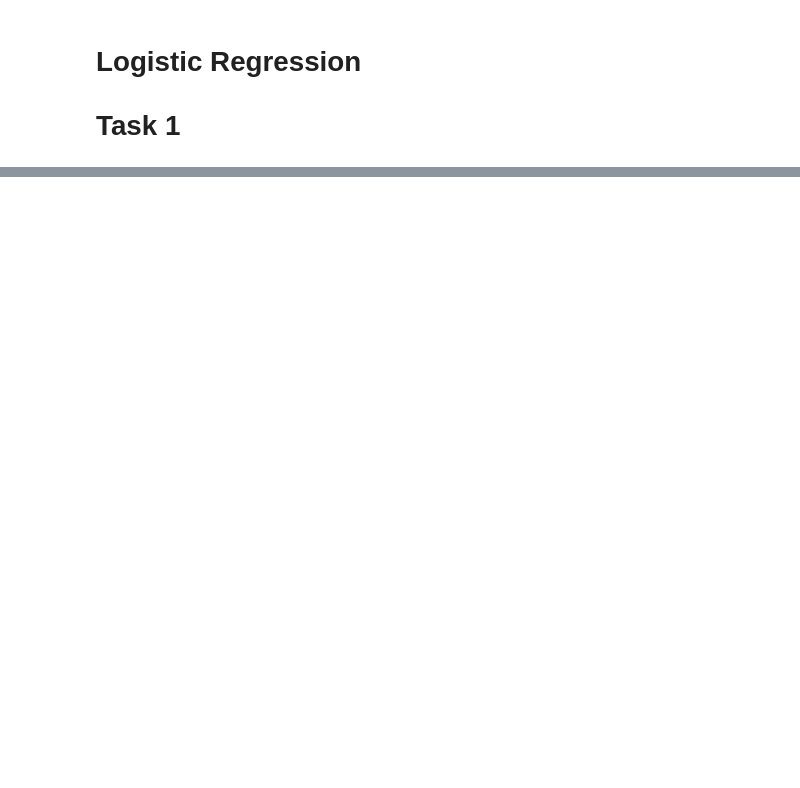
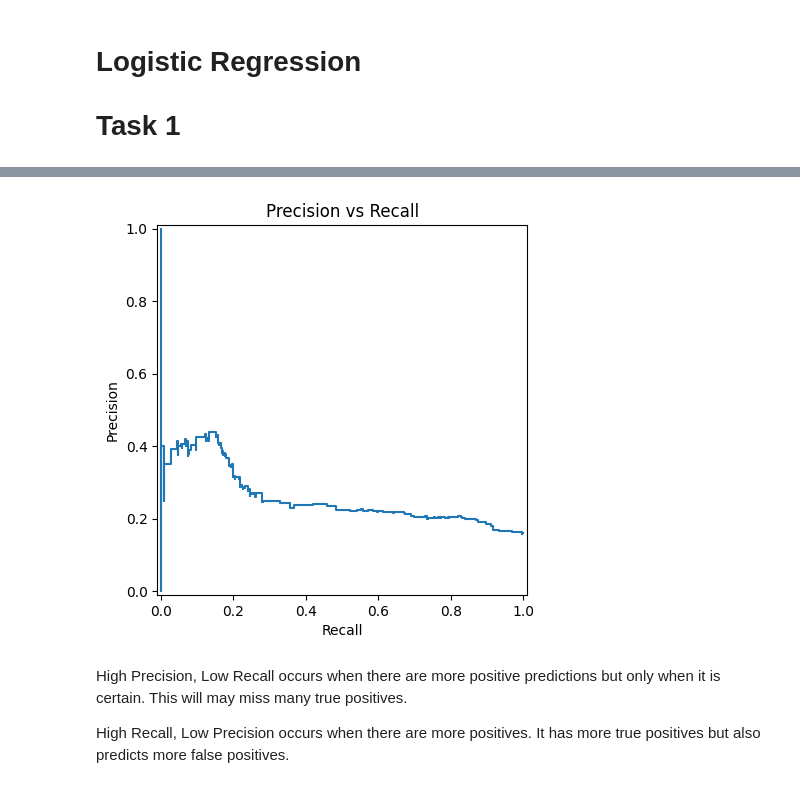
Before and after one commit to FlexTaco/cs370, a Jupyter notebook: assignments/assignment-1b/assignment1b.ipynb, the cells around one changed output, grey strips where cells are left out. Drawn from its saved outputs; the diff is of its cells as text; code cells hidden in the pictures; blank space fills up the shorter version.

```diff
--- a/assignments/assignment-1b/assignment1b.ipynb
+++ b/assignments/assignment-1b/assignment1b.ipynb
@@ -94,0 +146,74 @@ print(bias.detach().numpy())
+# %%
+from sklearn.metrics import precision_recall_curve, PrecisionRecallDisplay
+import matplotlib.pyplot as plt
+
+#sigmoid equation
+def sigmoid(z):
+    return 1 / (1 + np.exp(-z))
+
+#Loss equation
+def binary_cross_entropy(y_true, y_pred):
+    return -np.mean(y_true * np.log(y_pred + 1e-15) + (1 - y_true) * np.log(1 - y_pred + 1e-15))
+
+class LogisticRegressionSGD:
+    def __init__(self, learning_rate=0.01, epochs=1000, batch_size=64):
+        self.learning_rate = learning_rate
+        self.epochs = epochs
+        self.batch_size = batch_size
+
+    def initialize_weights(self, n_features):
+        self.weights = np.zeros(n_features)
+        self.bias = 0
+
+    def fit(self, X, y):
+        n_samples, n_features = X.shape
+        self.initialize_weights(n_features)
+
+        #SGD
+        for epoch in range(self.epochs):
+            #use mini batch instead of whole to speed up algo
+            for i in range(0, n_samples, self.batch_size):
+
+                X_batch = X[i:i + self.batch_size]
+                y_batch = y[i:i + self.batch_size]
+
+                # Model predictions
+                linear_model = np.dot(X_batch, self.weights) + self.bias
+                y_predicted = sigmoid(linear_model)
+                dw = (1 / len(X_batch)) * np.dot(X_batch.T, (y_predicted - y_batch))
+                db = (1 / len(X_batch)) * np.sum(y_predicted - y_batch)
+
+                # Update weights
+                self.weights -= self.learning_rate * dw
+                self.bias -= self.learning_rate * db
+
+    def predict_prob(self, X):
+        linear_model = np.dot(X, self.weights) + self.bias
+        return sigmoid(linear_model)
+
+    def predict(self, X):
+        y_pred_prob = self.predict_prob(X)
+        return np.where(y_pred_prob >= 0.5, 1, 0)
+
+#mkae our model
+model = LogisticRegressionSGD(learning_rate=0.01, epochs=1000, batch_size=64)
+model.fit(X_train_processed, y_train)
+
+#testing our model to predict y
+y_pred_prob = model.predict_prob(X_test_processed)
+y_pred = model.predict(X_test_processed)
+y_pred[:5], y_pred_prob[:5]
+#Calculate precision and recall
+precision, recall, thresholds = precision_recall_curve(y_test, y_pred_prob)
+display = PrecisionRecallDisplay(precision=precision, recall=recall)
+display.plot()
+plt.title('Precision vs Recall')
+plt.xlabel('Recall')
+plt.ylabel('Precision')
+plt.show()
+# %% [output]
+[figure, added]
+# %% [markdown]
+High Precision, Low Recall occurs when there are more positive predictions but only when it is certain. This will may miss many true positives.
+
+High Recall, Low Precision occurs when there are more positives. It has more true positives but also predicts more false positives.
```
Also changed, not shown: parts of 5 cells of this notebook, 1 other file.
